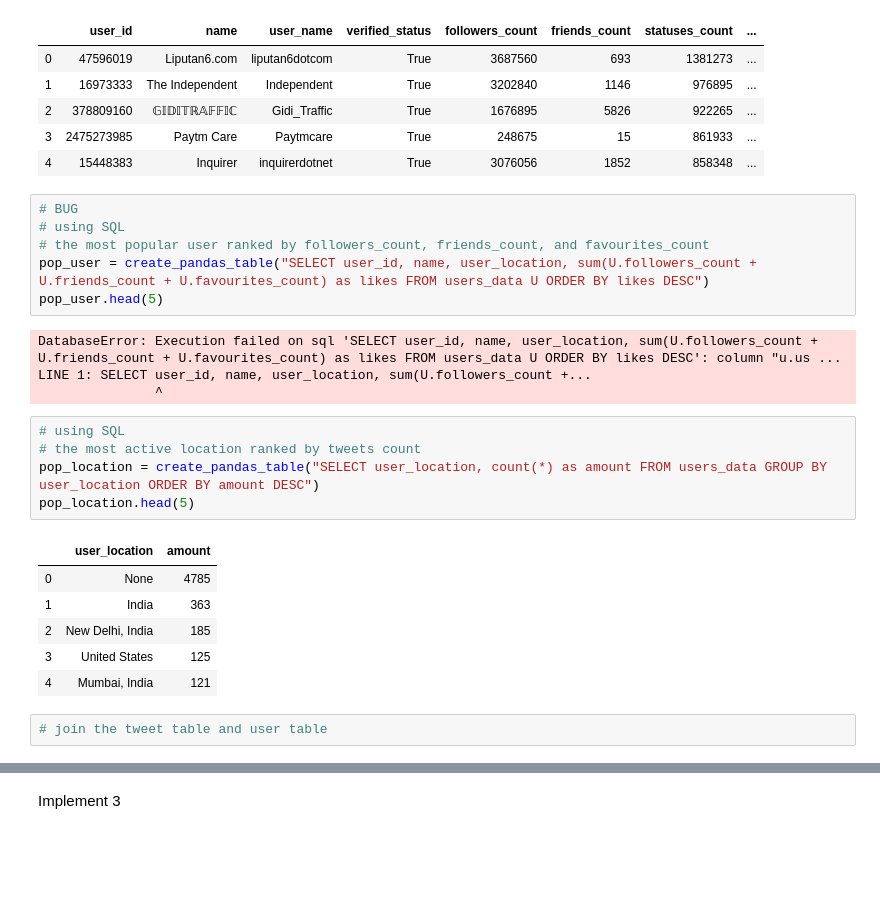
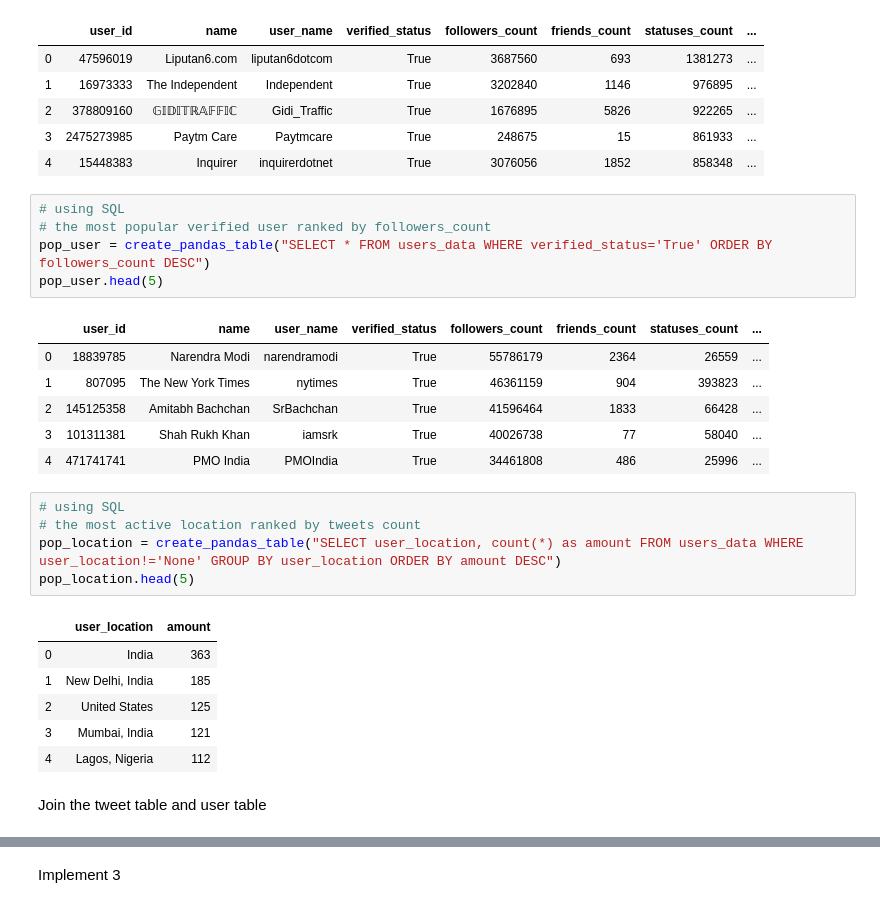
Before and after one commit to Hui-Dora-Wang/Search-Application-on-Twitter, a Jupyter notebook: search_app.ipynb, the cells around one changed output, grey strips where cells are left out. Cells and saved outputs as stored; diff of their text form; blank space fills up the shorter version.

```diff
--- a/search_app.ipynb
+++ b/search_app.ipynb
@@ -386,27 +403,33 @@ active_user.head(5)
 | 3 | 2475273985 | Paytm Care | Paytmcare | True | 248675 | 15 | 861933 | ... |
 | 4 | 15448383 | Inquirer | inquirerdotnet | True | 3076056 | 1852 | 858348 | ... |
 # %%
-# BUG
 # using SQL
-# the most popular user ranked by followers_count, friends_count, and favourites_count
-pop_user = create_pandas_table("SELECT user_id, name, user_location, sum(U.followers_count + U.friends_count + U.favourites_count) as likes FROM users_data U ORDER BY likes DESC")
+# the most popular verified user ranked by followers_count
+pop_user = create_pandas_table("SELECT * FROM users_data WHERE verified_status='True' ORDER BY followers_count DESC")
 pop_user.head(5)
 # %% [output]
-DatabaseError: Execution failed on sql 'SELECT user_id, name, user_location, sum(U.followers_count + U.friends_count + U.favourites_count) as likes FROM users_data U ORDER BY likes DESC': column "u.us ...
-LINE 1: SELECT user_id, name, user_location, sum(U.followers_count +...
-               ^
+|  | user_id | name | user_name | verified_status | followers_count | friends_count | statuses_count | ... |
+| 0 | 18839785 | Narendra Modi | narendramodi | True | 55786179 | 2364 | 26559 | ... |
+| 1 | 807095 | The New York Times | nytimes | True | 46361159 | 904 | 393823 | ... |
+| 2 | 145125358 | Amitabh Bachchan | SrBachchan | True | 41596464 | 1833 | 66428 | ... |
+| 3 | 101311381 | Shah Rukh Khan | iamsrk | True | 40026738 | 77 | 58040 | ... |
+| 4 | 471741741 | PMO India | PMOIndia | True | 34461808 | 486 | 25996 | ... |
 # %%
 # using SQL
 # the most active location ranked by tweets count
-pop_location = create_pandas_table("SELECT user_location, count(*) as amount FROM users_data GROUP BY user_location ORDER BY amount DESC")
+pop_location = create_pandas_table("SELECT user_location, count(*) as amount FROM users_data WHERE user_location!='None' GROUP BY user_location ORDER BY amount DESC")
 pop_location.head(5)
 # %% [output]
 |  | user_location | amount |
-| 0 | None | 4785 |
-| 1 | India | 363 |
-| 2 | New Delhi, India | 185 |
-| 3 | United States | 125 |
-| 4 | Mumbai, India | 121 |
+| 0 | India | 363 |
+| 1 | New Delhi, India | 185 |
+| 2 | United States | 125 |
+| 3 | Mumbai, India | 121 |
+| 4 | Lagos, Nigeria | 112 |
-# %%
-# join the tweet table and user table
+# %% [markdown]
+
+
+
+
+Join the tweet table and user table
 # %%
```
Also changed, not shown: parts of 19 cells of this notebook.
